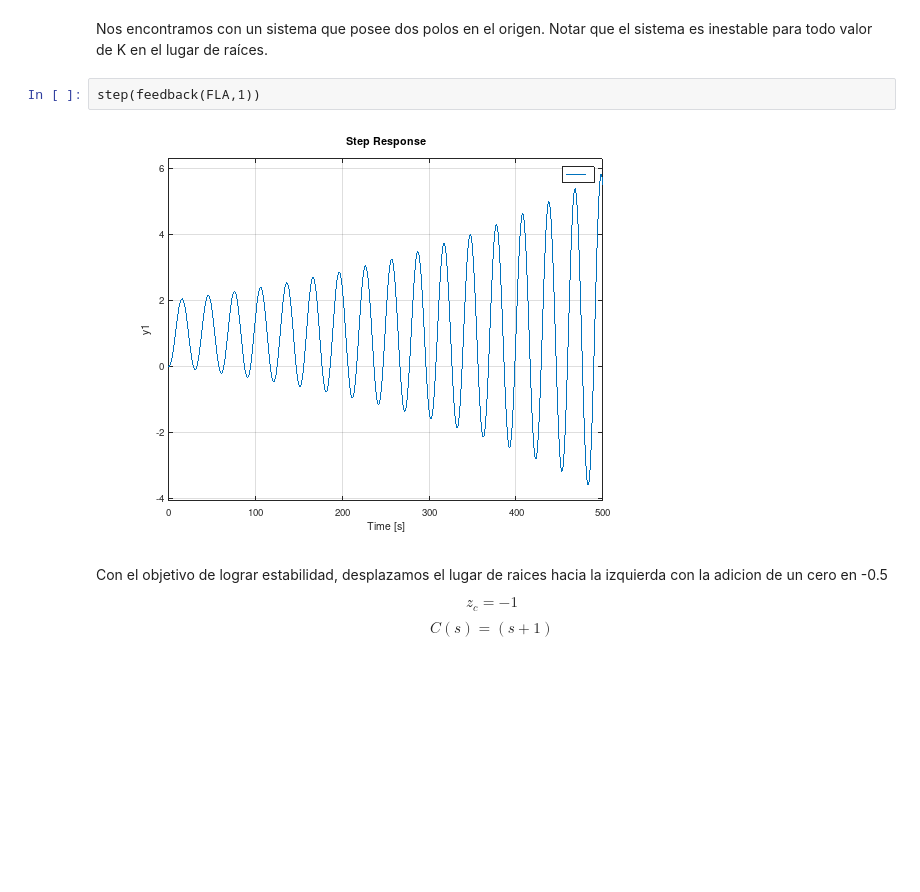
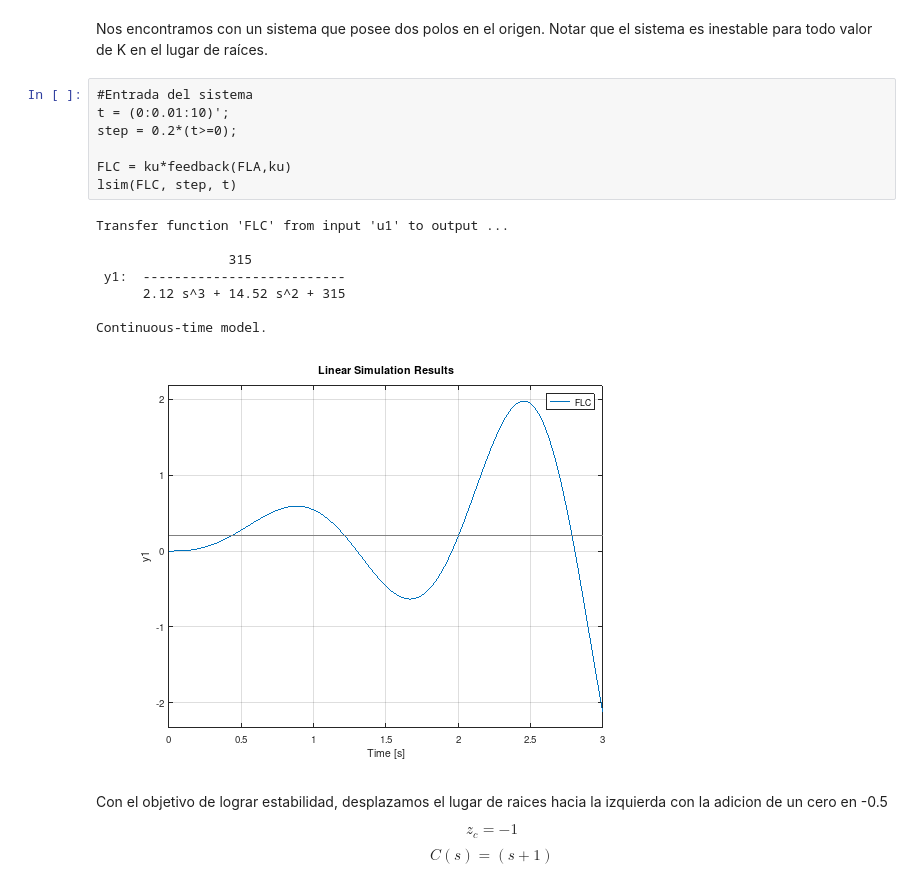
Before and after one commit to FGalvagno/altitude-control, a Jupyter notebook: notebook.ipynb, the cells around one changed output. Saved outputs shown, nothing was run; the diff lists cells and outputs as text; blank space fills up the shorter version.

Commit message:
simulación con entrada escalon = 20cm

```diff
--- a/notebook.ipynb
+++ b/notebook.ipynb
@@ -83,9 +67,21 @@ rlocus(FLA)
 # %% [markdown]
 Nos encontramos con un sistema que posee dos polos en el origen. Notar que el sistema es inestable para todo valor de K en el lugar de raíces.
 # %%
-step(feedback(FLA,1))
+#Entrada del sistema
+t = (0:0.01:10)';
+step = 0.2*(t>=0);
+
+FLC = ku*feedback(FLA,ku)
+lsim(FLC, step, t)
 # %% [output]
+Transfer function 'FLC' from input 'u1' to output ...
+
+                 315
+ y1:  --------------------------
+      2.12 s^3 + 14.52 s^2 + 315
+
+Continuous-time model.
-[figure, old version]
+[figure, new version]
 # %% [markdown]
 Con el objetivo de lograr estabilidad, desplazamos el lugar de raices hacia la izquierda con la adicion de un cero en -0.5
 
```
Also changed, not shown: parts of 4 cells of this notebook.
